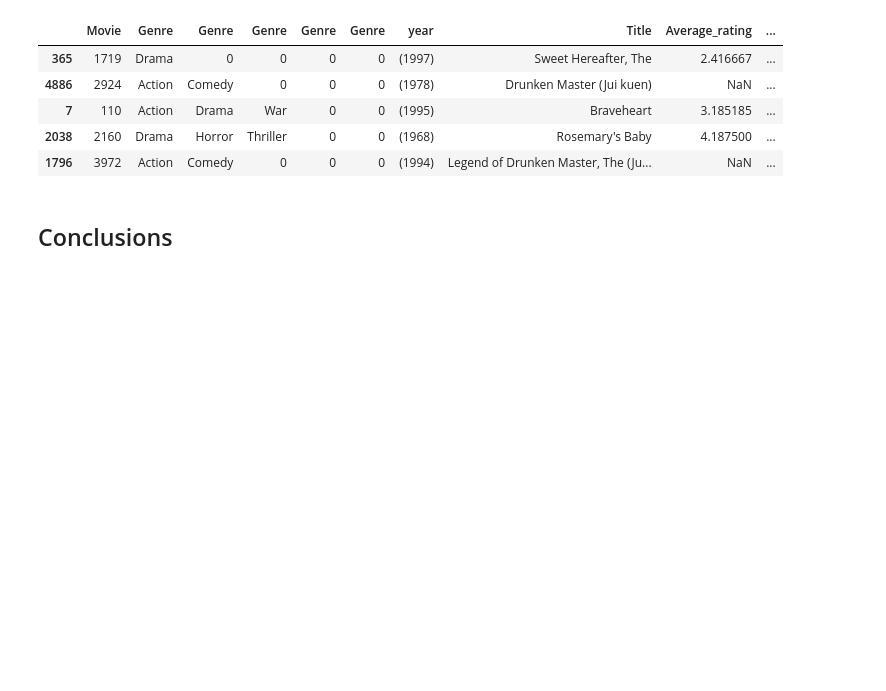
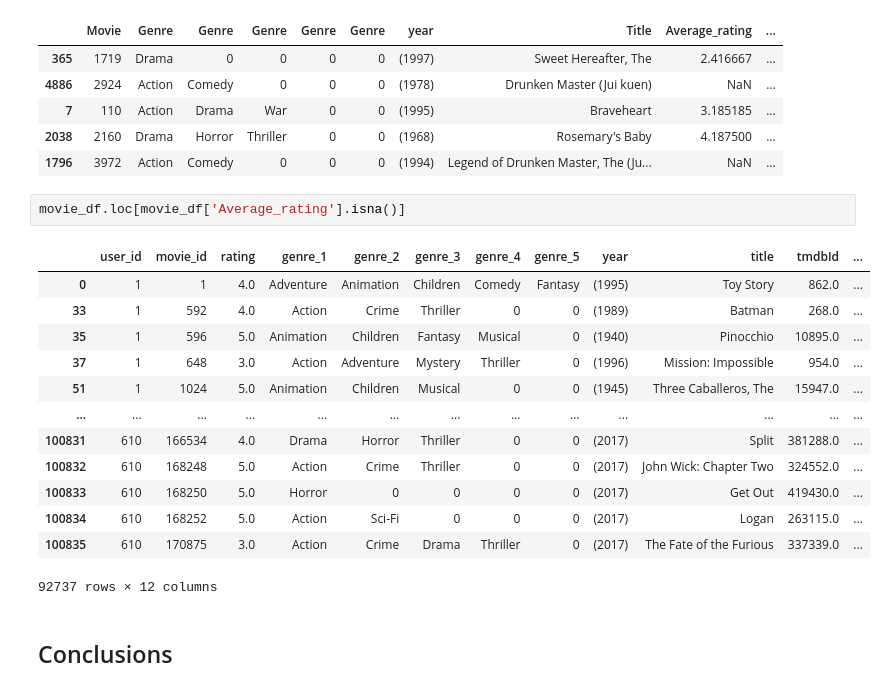
Before and after one commit to stephcia/movie-recommendation-system, a Jupyter notebook: stephanie_cleaning_2.ipynb, the cells around one changed output. Cells and saved outputs as stored; diff of their text form; blank space fills up the shorter version.

```diff
--- a/stephanie_cleaning_2.ipynb
+++ b/stephanie_cleaning_2.ipynb
@@ -1114,6 +1124,22 @@ How many movie recommendations do you want? 5
 | 7 | 110 | Action | Drama | War | 0 | 0 | (1995) | Braveheart | 3.185185 | ... |
 | 2038 | 2160 | Drama | Horror | Thriller | 0 | 0 | (1968) | Rosemary's Baby | 4.187500 | ... |
 | 1796 | 3972 | Action | Comedy | 0 | 0 | 0 | (1994) | Legend of Drunken Master, The (Ju... | NaN | ... |
+# %%
+movie_df.loc[movie_df['Average_rating'].isna()]
+# %% [output]
+|  | user_id | movie_id | rating | genre_1 | genre_2 | genre_3 | genre_4 | genre_5 | year | title | tmdbId | ... |
+| 0 | 1 | 1 | 4.0 | Adventure | Animation | Children | Comedy | Fantasy | (1995) | Toy Story | 862.0 | ... |
+| 33 | 1 | 592 | 4.0 | Action | Crime | Thriller | 0 | 0 | (1989) | Batman | 268.0 | ... |
+| 35 | 1 | 596 | 5.0 | Animation | Children | Fantasy | Musical | 0 | (1940) | Pinocchio | 10895.0 | ... |
+| 37 | 1 | 648 | 3.0 | Action | Adventure | Mystery | Thriller | 0 | (1996) | Mission: Impossible | 954.0 | ... |
+| 51 | 1 | 1024 | 5.0 | Animation | Children | Musical | 0 | 0 | (1945) | Three Caballeros, The | 15947.0 | ... |
+| ... | ... | ... | ... | ... | ... | ... | ... | ... | ... | ... | ... | ... |
+| 100831 | 610 | 166534 | 4.0 | Drama | Horror | Thriller | 0 | 0 | (2017) | Split | 381288.0 | ... |
+| 100832 | 610 | 168248 | 5.0 | Action | Crime | Thriller | 0 | 0 | (2017) | John Wick: Chapter Two | 324552.0 | ... |
+| 100833 | 610 | 168250 | 5.0 | Horror | 0 | 0 | 0 | 0 | (2017) | Get Out | 419430.0 | ... |
+| 100834 | 610 | 168252 | 5.0 | Action | Sci-Fi | 0 | 0 | 0 | (2017) | Logan | 263115.0 | ... |
+| 100835 | 610 | 170875 | 3.0 | Action | Crime | Drama | Thriller | 0 | (2017) | The Fate of the Furious | 337339.0 | ... |
+92737 rows × 12 columns
 # %% [markdown]
 ## Conclusions
 # %% [markdown]
```
Also changed, not shown: parts of 15 cells of this notebook.
